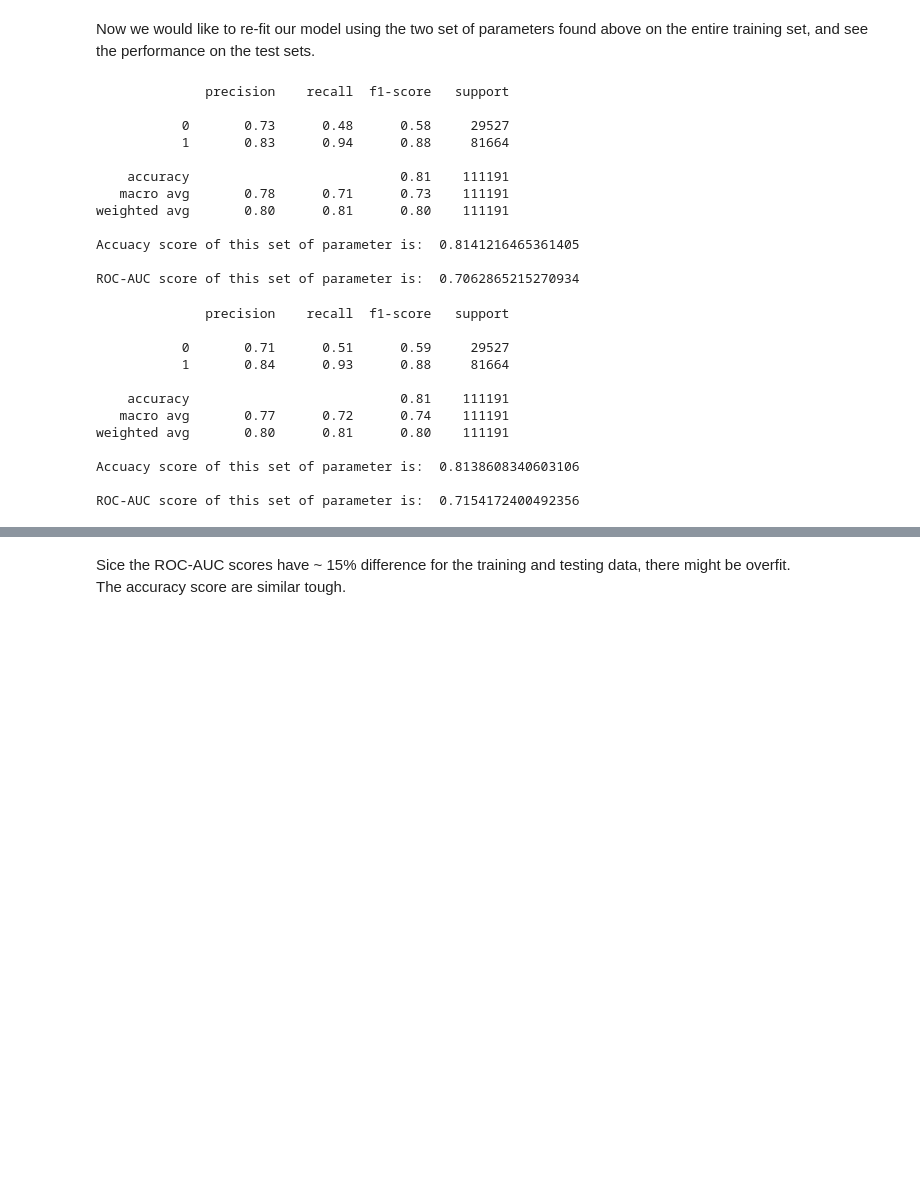
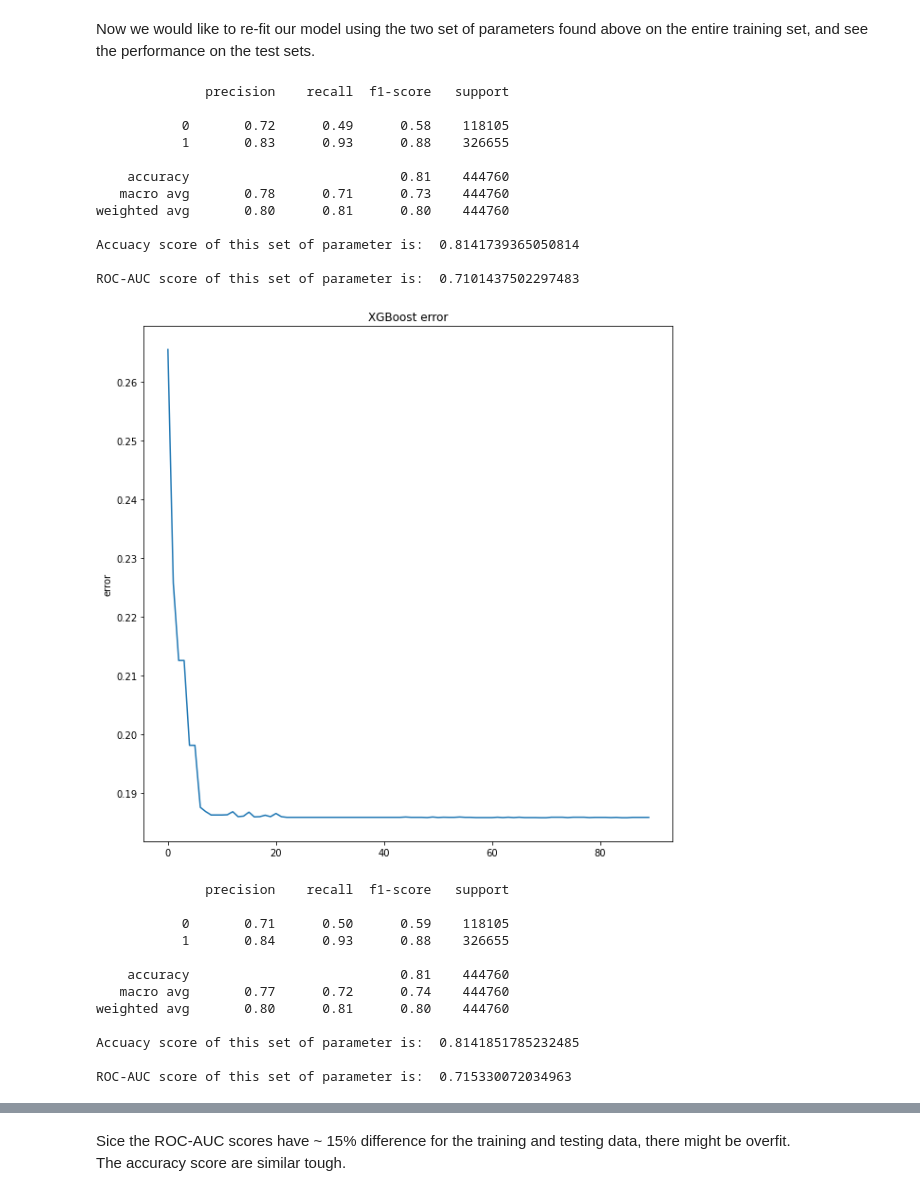
Before and after one commit to sanalsprasad/ErdosProject, a Jupyter notebook: Models/xgboost.ipynb, the cells around one changed output, grey strips where cells are left out. Saved outputs shown, nothing was run; the diff lists cells and outputs as text; code cells hidden in the pictures; blank space fills up the shorter version.

Commit message:
updated the tuning for xgboost and Bernoulli naive bayes

```diff
--- a/Models/xgboost.ipynb
+++ b/Models/xgboost.ipynb
@@ -46,11 +46,12 @@ tuned_parameters = {'booster': ['gbtree'], 'objective': ['binary:logistic'], 'ma
              'subsample': [0.5,0.8,1], 'tree_method': ['approx','hist'],
              'n_estimators': [90], 'eta': [0.1,0.5,1,3,7,10],'use_label_encoder': [False]}
 scores = ['accuracy','roc_auc']
-xgb_clf= xgb.XGBClassifier(eval_metric = 'logloss')
+xgb_clf= xgb.XGBClassifier(eval_metric = 'auc')
+skf = StratifiedKFold(n_splits=5,random_state=10475, shuffle=True)
 for scr in scores:
     print("# Tuning hyper-parameters for %s" % scr)
     print()
-    clf_tun = GridSearchCV(xgb_clf, tuned_parameters, scoring="%s" % scr)
+    clf_tun = GridSearchCV(xgb_clf, tuned_parameters, scoring="%s" % scr,cv = skf)
     clf_tun.fit(X_train, Y_train)
     print("Best parameters set found based on the parameter set:")
     print()
@@ -319,46 +94,58 @@ From the detailed performance matrix, we can notice that quite a lot of algorith
 # %% [markdown]
 Now we would like to re-fit our model using the two set of parameters found above on the entire training set, and see the performance on the test sets.
 # %%
-xgb_clf= xgb.XGBClassifier(booster = 'gbtree',objective = 'binary:logistic',max_depth = 2,subsample = 0.5,
-                           tree_method = 'approx', n_estimators= 90,
-                           eta = 0.1, use_label_encoder=False,eval_metric = 'logloss')
-xgb_clf.fit(X_train,Y_train)
-Y_pred = xgb_clf.predict(X_test)
-print(classification_report(Y_test, Y_pred))
-print('Accuacy score of this set of parameter is: ', accuracy_score(Y_test, Y_pred),'\n')
-print('ROC-AUC score of this set of parameter is: ', roc_auc_score(Y_test, Y_pred),'\n')
+xgb_clf= xgb.XGBClassifier(booster = 'gbtree',objective = 'binary:logistic',max_depth = 1,subsample = 0.5,
+                           tree_method = 'hist', n_estimators= 90,
+                           eta = 1, use_label_encoder=False,eval_metric = 'error')
+xgb_clf.fit(X_train,Y_train,eval_set = [(X_train,Y_train)],verbose = False)
+Y_pred = xgb_clf.predict(X_train)
+print(classification_report(Y_train, Y_pred))
+print('Accuacy score of this set of parameter is: ', accuracy_score(Y_train, Y_pred),'\n')
+print('ROC-AUC score of this set of parameter is: ', roc_auc_score(Y_train, Y_pred),'\n')
 # %% [output]
               precision    recall  f1-score   support
 
-           0       0.73      0.48      0.58     29527
-           1       0.83      0.94      0.88     81664
+           0       0.72      0.49      0.58    118105
+           1       0.83      0.93      0.88    326655
 
-    accuracy                           0.81    111191
-   macro avg       0.78      0.71      0.73    111191
-weighted avg       0.80      0.81      0.80    111191
+    accuracy                           0.81    444760
+   macro avg       0.78      0.71      0.73    444760
+weighted avg       0.80      0.81      0.80    444760
 
-Accuacy score of this set of parameter is:  0.8141216465361405
+Accuacy score of this set of parameter is:  0.8141739365050814
 
-ROC-AUC score of this set of parameter is:  0.7062865215270934
+ROC-AUC score of this set of parameter is:  0.7101437502297483
+# %%
+from matplotlib.pyplot import figure
+figure(figsize=(10, 10))
+results = xgb_clf.evals_result()
+epochs = len(results['validation_0']['error'])
+x_axis = range(0, epochs)
+plt.plot(x_axis, results['validation_0']['error'], label='Train_all')
+plt.ylabel('error')
+plt.title('XGBoost error')
+plt.show()
+# %% [output]
+[figure, added]
 # %%
 xgb_clf_r= xgb.XGBClassifier(booster = 'gbtree',objective = 'binary:logistic',max_depth = 3,subsample = 1,
                            tree_method = 'approx', n_estimators= 90,
-                           eta = 1, use_label_encoder=False,eval_metric = 'logloss')
-xgb_clf_r.fit(X_train,Y_train)
-Y_pred = xgb_clf_r.predict(X_test)
-print(classification_report(Y_test, Y_pred))
-print('Accuacy score of this set of parameter is: ', accuracy_score(Y_test, Y_pred),'\n')
-print('ROC-AUC score of this set of parameter is: ', roc_auc_score(Y_test, Y_pred),'\n')
+                           eta = 1, use_label_encoder=False,eval_metric = 'auc')
+xgb_clf_r.fit(X_train,Y_train,eval_set = [(X_train,Y_train)],verbose = False)
+Y_pred = xgb_clf_r.predict(X_train)
+print(classification_report(Y_train, Y_pred))
+print('Accuacy score of this set of parameter is: ', accuracy_score(Y_train, Y_pred),'\n')
+print('ROC-AUC score of this set of parameter is: ', roc_auc_score(Y_train, Y_pred),'\n')
 # %% [output]
               precision    recall  f1-score   support
 
-           0       0.71      0.51      0.59     29527
-           1       0.84      0.93      0.88     81664
+           0       0.71      0.50      0.59    118105
+           1       0.84      0.93      0.88    326655
 
-    accuracy                           0.81    111191
-   macro avg       0.77      0.72      0.74    111191
-weighted avg       0.80      0.81      0.80    111191
+    accuracy                           0.81    444760
+   macro avg       0.77      0.72      0.74    444760
+weighted avg       0.80      0.81      0.80    444760
 
-Accuacy score of this set of parameter is:  0.8138608340603106
+Accuacy score of this set of parameter is:  0.8141851785232485
 
-ROC-AUC score of this set of parameter is:  0.7154172400492356
+ROC-AUC score of this set of parameter is:  0.715330072034963
```
Also changed, not shown: parts of 5 cells of this notebook, 1 other file.
